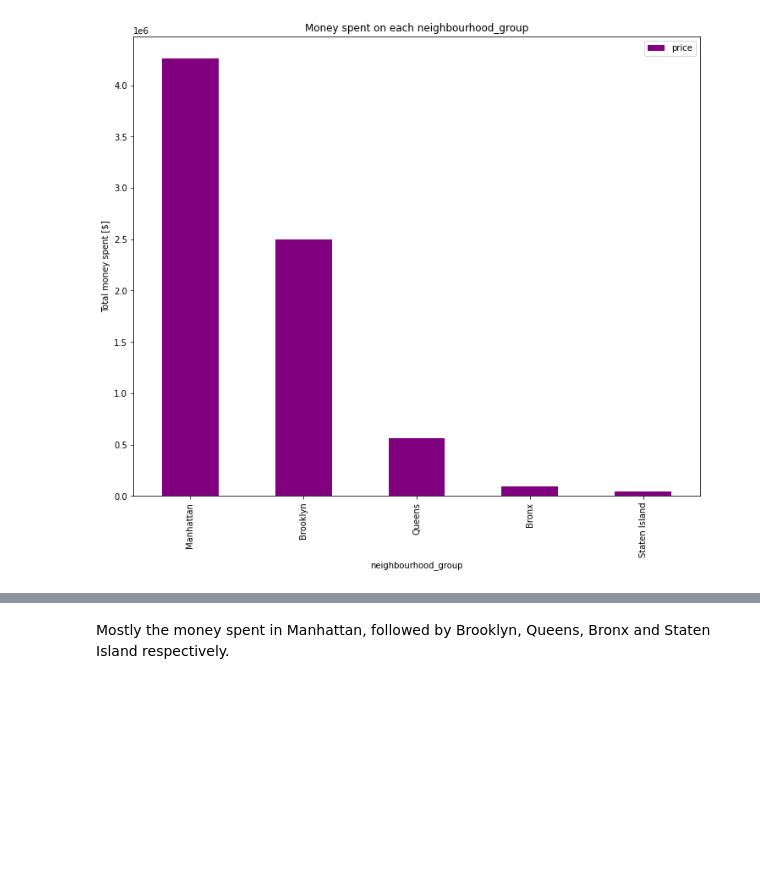
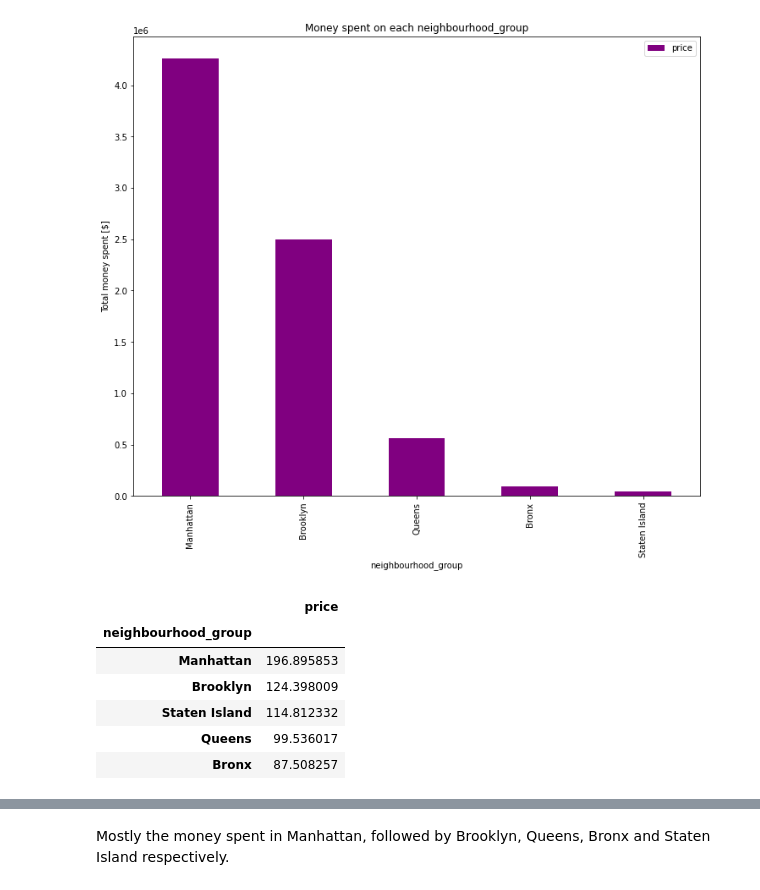
Before and after one commit to SubhamZap/Airbnb-Booking-Analysis, a Jupyter notebook: Airbnb_Bookings_Analysis_Capstone_Project.ipynb, the cells around one changed output, grey strips where cells are left out. Saved outputs shown, nothing was run; the diff lists cells and outputs as text; code cells hidden in the pictures; blank space fills up the shorter version.

```diff
--- a/Airbnb_Bookings_Analysis_Capstone_Project.ipynb
+++ b/Airbnb_Bookings_Analysis_Capstone_Project.ipynb
@@ -423,3 +423,16 @@ plt.title('Money spent on each neighbourhood_group')
 # %% [output]
 Text(0.5, 1.0, 'Money spent on each neighbourhood_group')
 [figure]
+# %%
+#  On average, which neighbourhood_group is most expensive
+
+avg_df = pd.DataFrame(new_air_df.groupby(['neighbourhood_group'])['price'].mean().sort_values(ascending=False))
+avg_df
+# %% [output]
+|  | price |
+| neighbourhood_group |  |
+| Manhattan | 196.895853 |
+| Brooklyn | 124.398009 |
+| Staten Island | 114.812332 |
+| Queens | 99.536017 |
+| Bronx | 87.508257 |
```
Also changed, not shown: parts of 4 cells of this notebook.
